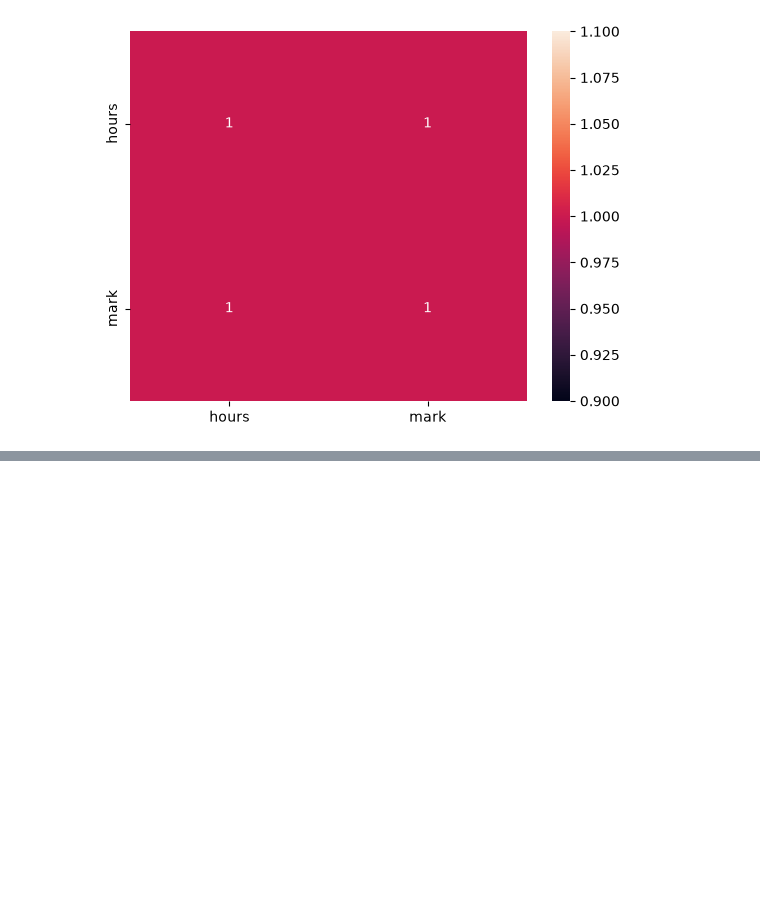
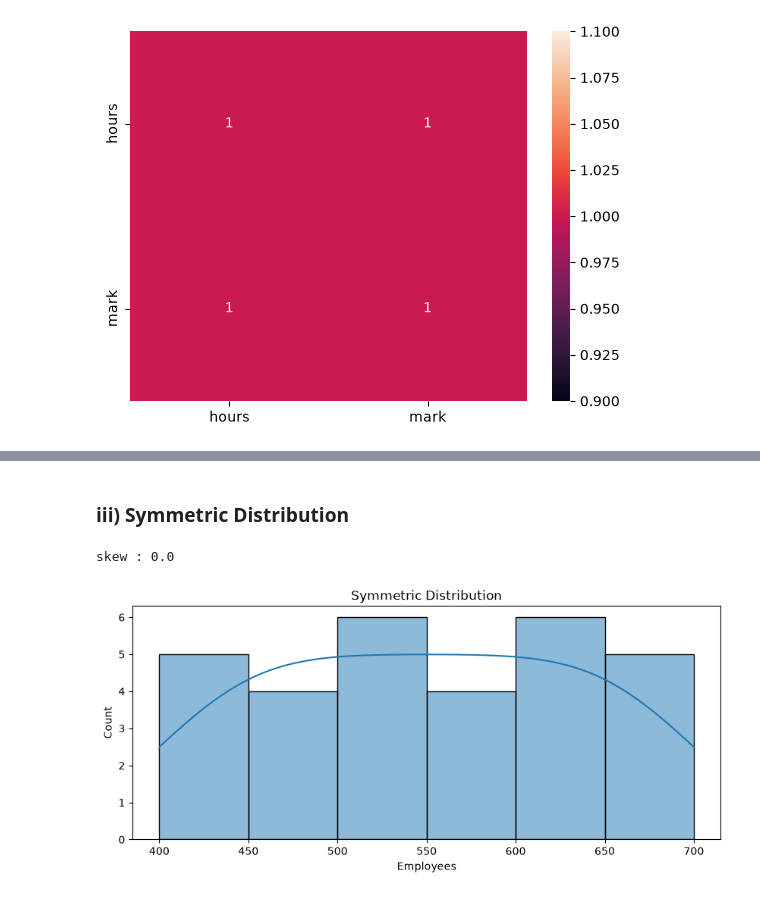
Before and after one commit to krish-hirani-001/data-science-learning-journey, a Jupyter notebook: 09_Statistics/descriptive_statistics.ipynb, the cells around one changed output, grey strips where cells are left out. Cells and saved outputs as stored; diff of their text form; code cells hidden in the pictures; blank space fills up the shorter version.

```diff
--- a/09_Statistics/descriptive_statistics.ipynb
+++ b/09_Statistics/descriptive_statistics.ipynb
@@ -271,0 +314,11 @@ plt.show()
+# %% [markdown]
+### iii) Symmetric Distribution
+# %%
+print("skew :",df['Employees'].skew())
+plt.figure(figsize=(10,4))
+sns.histplot(x='Employees',kde=True,data=df)
+plt.title("Symmetric Distribution")
+plt.show()
+# %% [output]
+skew : 0.0
+[figure, added]
```
Also changed, not shown: parts of 6 cells of this notebook, 3 other files.
